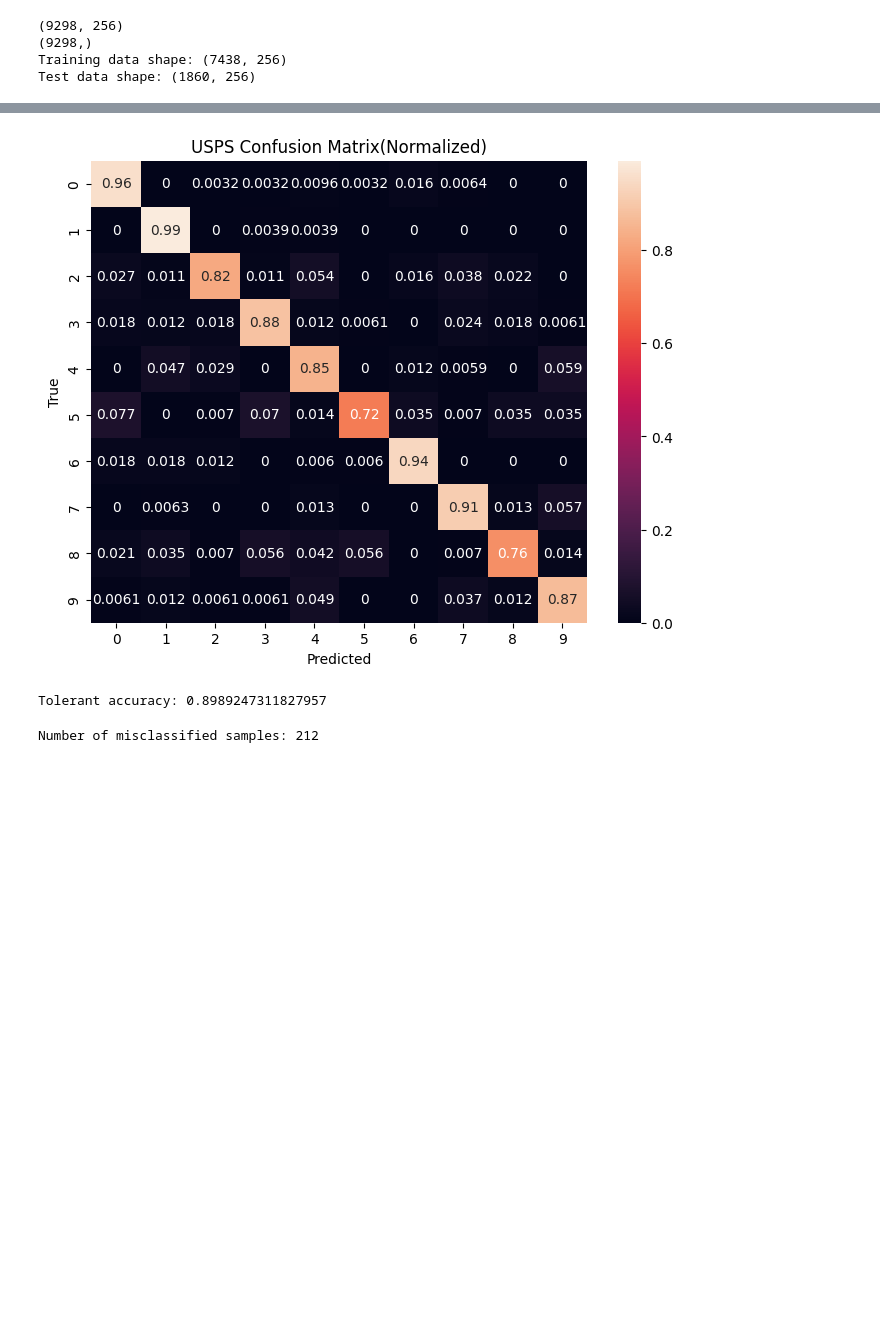
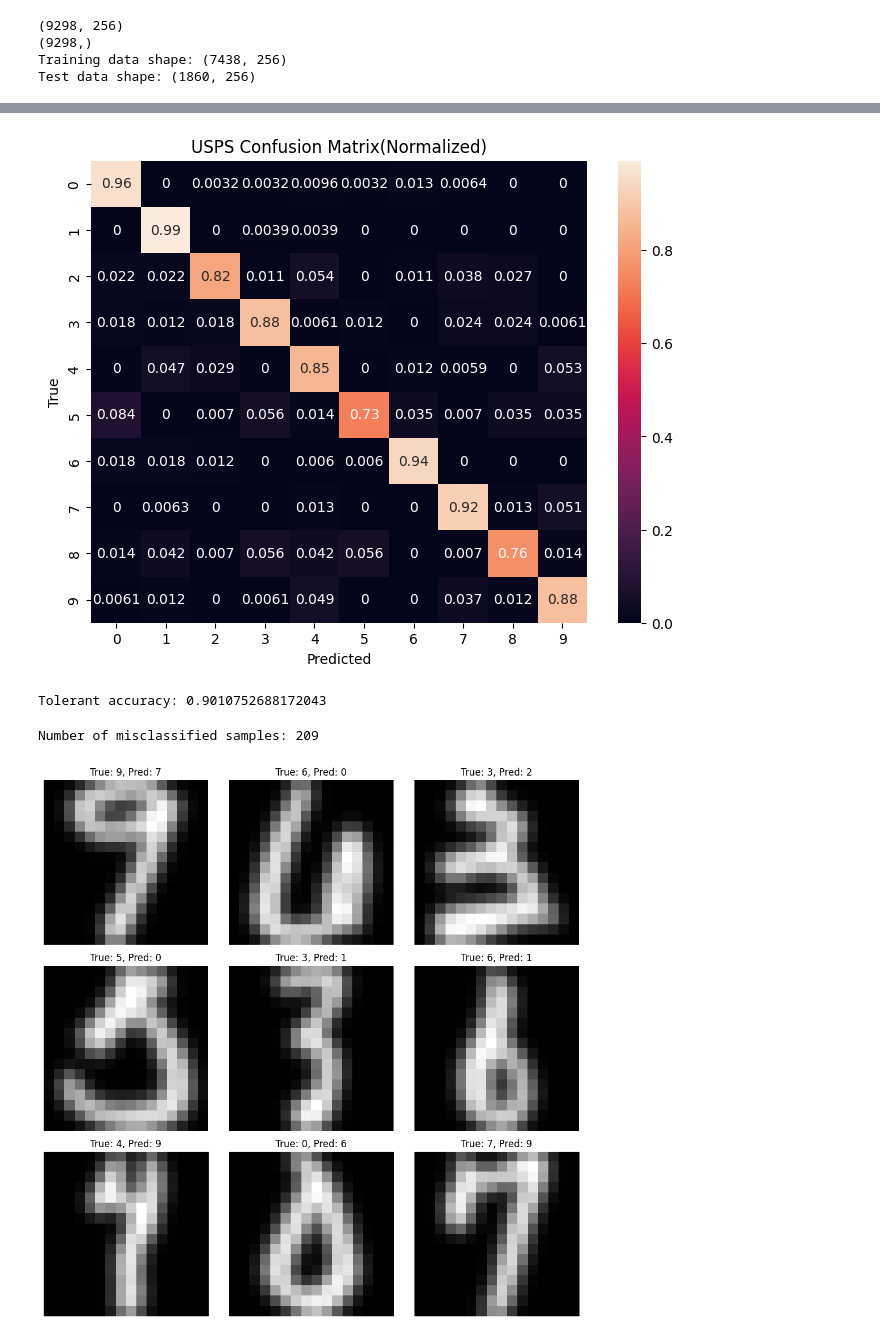
Before and after one commit to mshded/XGlab, a Jupyter notebook: softmax_usps.ipynb, the cells around one changed output, grey strips where cells are left out. Cells and saved outputs as stored; diff of their text form; code cells hidden in the pictures; blank space fills up the shorter version.

```diff
--- a/softmax_usps.ipynb
+++ b/softmax_usps.ipynb
@@ -29,10 +29,16 @@ print(y.shape)
 
 X_train, X_test, y_train, y_test = train_test_split(X, y, test_size=0.2, stratify=y, random_state=42)
 
+# convert everything to numpy arrays
+X_train = X_train.to_numpy()
+X_test = X_test.to_numpy()
+y_train = y_train.to_numpy()
+y_test = y_test.to_numpy()
+
 # one-hot encode labels
 encoder = OneHotEncoder(sparse_output=False)
-y_train_onehot = encoder.fit_transform(y_train.values.reshape(-1, 1))
-y_test_onehot = encoder.transform(y_test.values.reshape(-1, 1))
+y_train_onehot = encoder.fit_transform(y_train.reshape(-1, 1))
+y_test_onehot = encoder.transform(y_test.reshape(-1, 1))
 
 print(f"Training data shape: {X_train.shape}")
 print(f"Test data shape: {X_test.shape}")
@@ -112,7 +118,7 @@ print(f"Test Accuracy: {accuracy * 100:.2f}%")
 # visualization
 fig, axes = plt.subplots(2, 5, figsize=(10, 5))
 for i, ax in enumerate(axes.flat):
-    ax.imshow(X_test.iloc[i].values.reshape(16, 16), cmap='gray')
+    ax.imshow(X_test[i].reshape(16, 16), cmap='gray')
     ax.set_title(f"Pred: {predictions[i]}, True: {true_labels[i]}")
     ax.axis('off')
 plt.show()
@@ -140,16 +146,32 @@ plt.ylabel("True")
 plt.title("USPS Confusion Matrix(Normalized)")
 plt.show()
 # %% [output]
-[figure, old version]
+[figure, new version]
 # %%
 def tolerant_accuracy(y_true, y_pred):
     return np.mean(np.abs(y_true - y_pred)<=1)
 
 print("Tolerant accuracy:", tolerant_accuracy(y_test, predictions))
 # %% [output]
-Tolerant accuracy: 0.8989247311827957
+Tolerant accuracy: 0.9010752688172043
 # %%
 misclassified = np.where(predictions != y_test)[0]
 print(f"Number of misclassified samples: {len(misclassified)}")
+
+plt.figure(figsize=(10,10))
+
+for i in range(9):
+    idx = misclassified[i]
+
+    image = X_test[idx].reshape(16, 16)
+
+    plt.subplot(3, 3, i+1)
+    plt.imshow(image, cmap='gray')
+    plt.title(f"True: {y_test[idx]}, Pred: {predictions[idx]}")
+    plt.axis('off')
+
+plt.tight_layout()
+plt.show()
 # %% [output]
-Number of misclassified samples: 212
+Number of misclassified samples: 209
+[figure, added]
```
Also changed, not shown: parts of 3 cells of this notebook, 1 other file.
